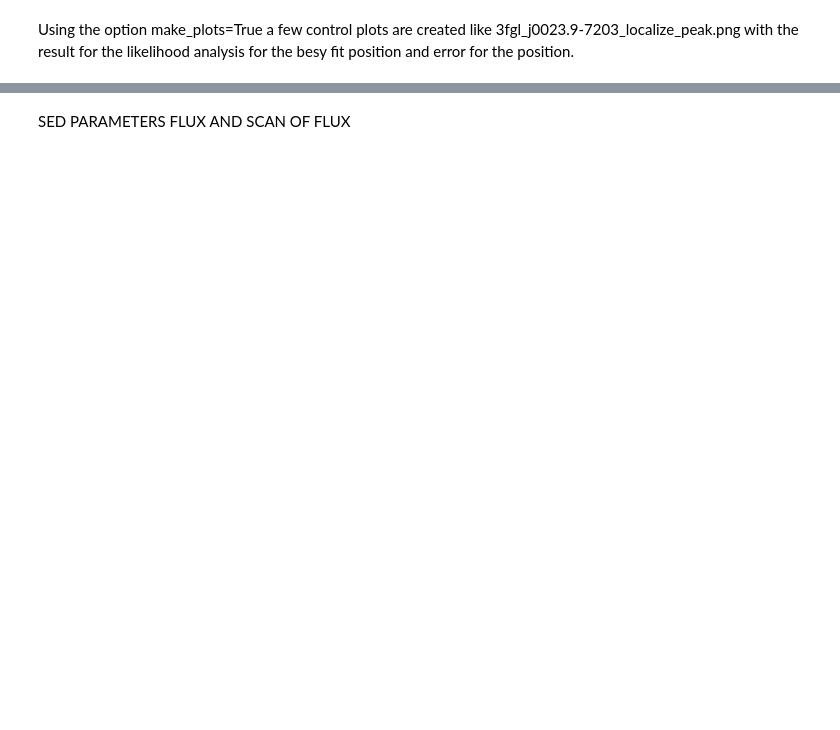
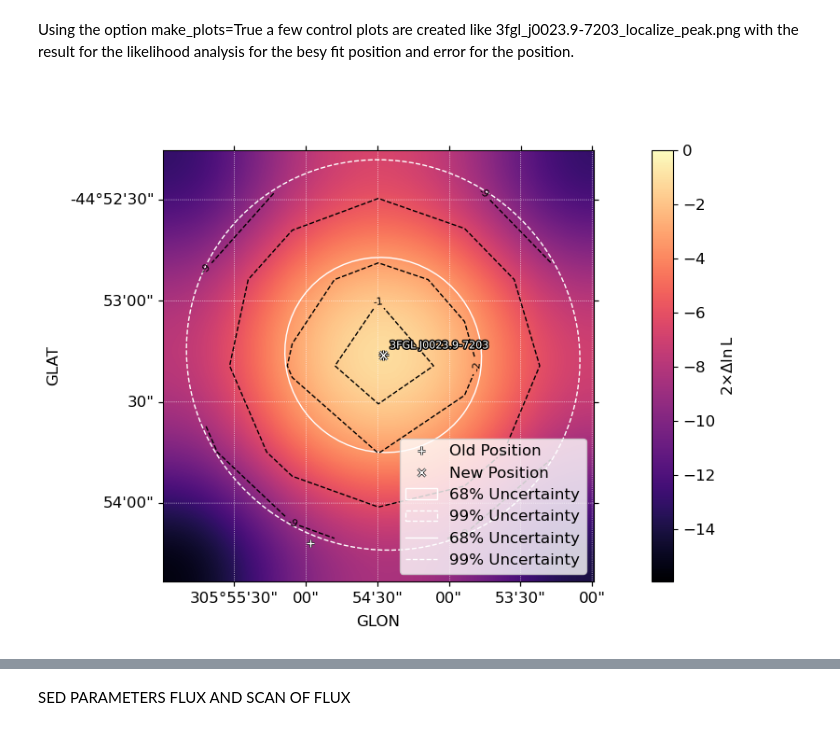
Before and after one commit to fermiPy/fermipy-extra, a Jupyter notebook: notebooks/gtools_customize.ipynb, the cells around one changed output, grey strips where cells are left out. Saved outputs shown, nothing was run; the diff lists cells and outputs as text; code cells hidden in the pictures; blank space fills up the shorter version.

```diff
--- a/notebooks/gtools_customize.ipynb
+++ b/notebooks/gtools_customize.ipynb
@@ -438,5 +572,7 @@ gta.print_model()
 # %% [markdown]
 Using the option make_plots=True a few control plots are created like 3fgl_j0023.9-7203_localize_peak.png with the result for the likelihood analysis for the besy fit position and error for the position.
 # %%
-Image(filename='3fgl_j0023.9-7203_localize_peak.png')
+Image(filename='./SMC_data/3fgl_j0023.9-7203_localize_peak.png')
+# %% [output]
+[figure, added]
 # %%
```
Also changed, not shown: parts of 35 cells of this notebook, 2 other files.
